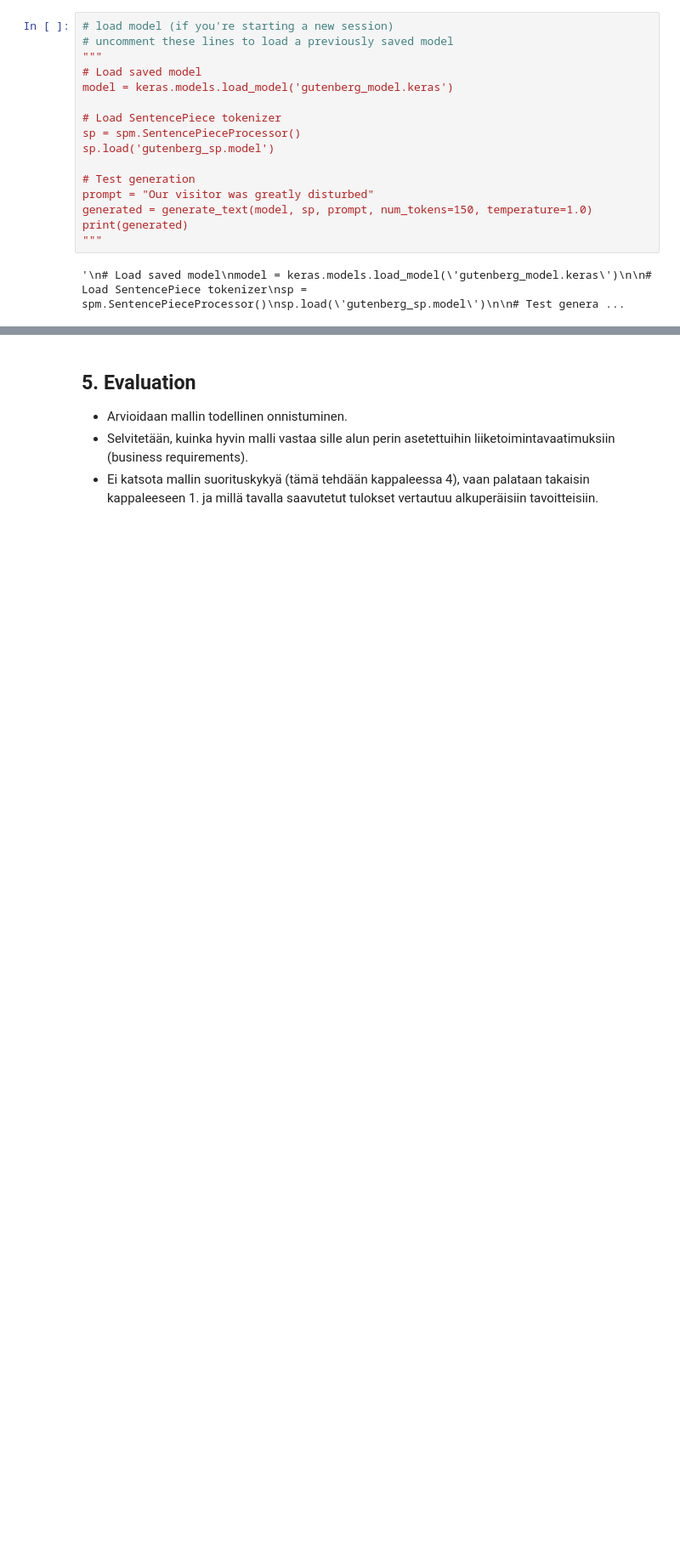
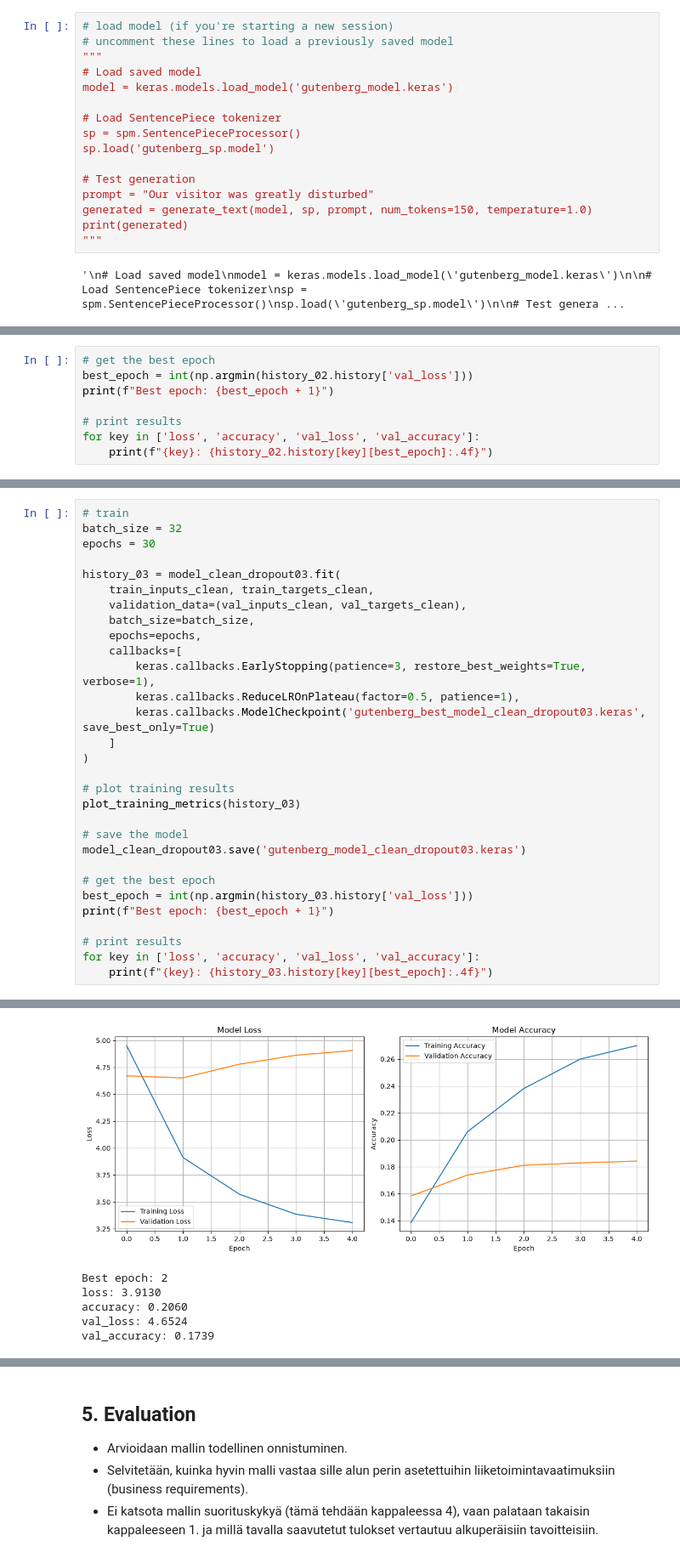
Before and after one commit to mehiis/neural-network-metropolia, a Jupyter notebook: assignment_03/01_text_generator_custom/01-transformer-text-generator.ipynb, the cells around one changed output, grey strips where cells are left out. Shown at 85% size. Cells and saved outputs as stored; diff of their text form; blank space fills up the shorter version.

```diff
--- a/assignment_03/01_text_generator_custom/01-transformer-text-generator.ipynb
+++ b/assignment_03/01_text_generator_custom/01-transformer-text-generator.ipynb
@@ -379,0 +602,8 @@ print(generated)
+# %%
+# get the best epoch
+best_epoch = int(np.argmin(history_02.history['val_loss']))
+print(f"Best epoch: {best_epoch + 1}")
+
+# print results
+for key in ['loss', 'accuracy', 'val_loss', 'val_accuracy']:
+    print(f"{key}: {history_02.history[key][best_epoch]:.4f}")
@@ -379,0 +687,31 @@ print(generated)
+# %%
+# train
+batch_size = 32
+epochs = 30
+
+history_03 = model_clean_dropout03.fit(
+    train_inputs_clean, train_targets_clean,
+    validation_data=(val_inputs_clean, val_targets_clean),
+    batch_size=batch_size,
+    epochs=epochs,
+    callbacks=[
+        keras.callbacks.EarlyStopping(patience=3, restore_best_weights=True, verbose=1),
+        keras.callbacks.ReduceLROnPlateau(factor=0.5, patience=1),
+        keras.callbacks.ModelCheckpoint('gutenberg_best_model_clean_dropout03.keras', save_best_only=True)
+    ]
+)
+
+# plot training results
+plot_training_metrics(history_03)
+
+# save the model
+model_clean_dropout03.save('gutenberg_model_clean_dropout03.keras')
+
+# get the best epoch
+best_epoch = int(np.argmin(history_03.history['val_loss']))
+print(f"Best epoch: {best_epoch + 1}")
+
+# print results
+for key in ['loss', 'accuracy', 'val_loss', 'val_accuracy']:
+    print(f"{key}: {history_03.history[key][best_epoch]:.4f}")
+# %% [output]
@@ -379,0 +730,6 @@ print(generated)
+[figure, added]
+Best epoch: 2
+loss: 3.9130
+accuracy: 0.2060
+val_loss: 4.6524
+val_accuracy: 0.1739
```
Also changed, not shown: parts of 48 cells of this notebook, 5 other files.
